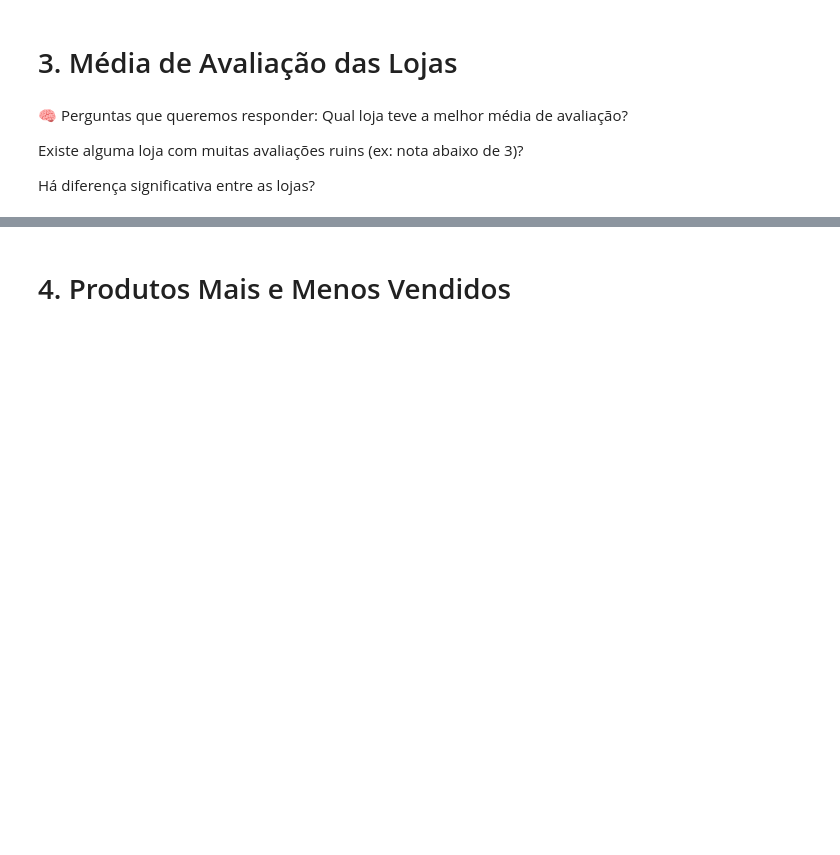
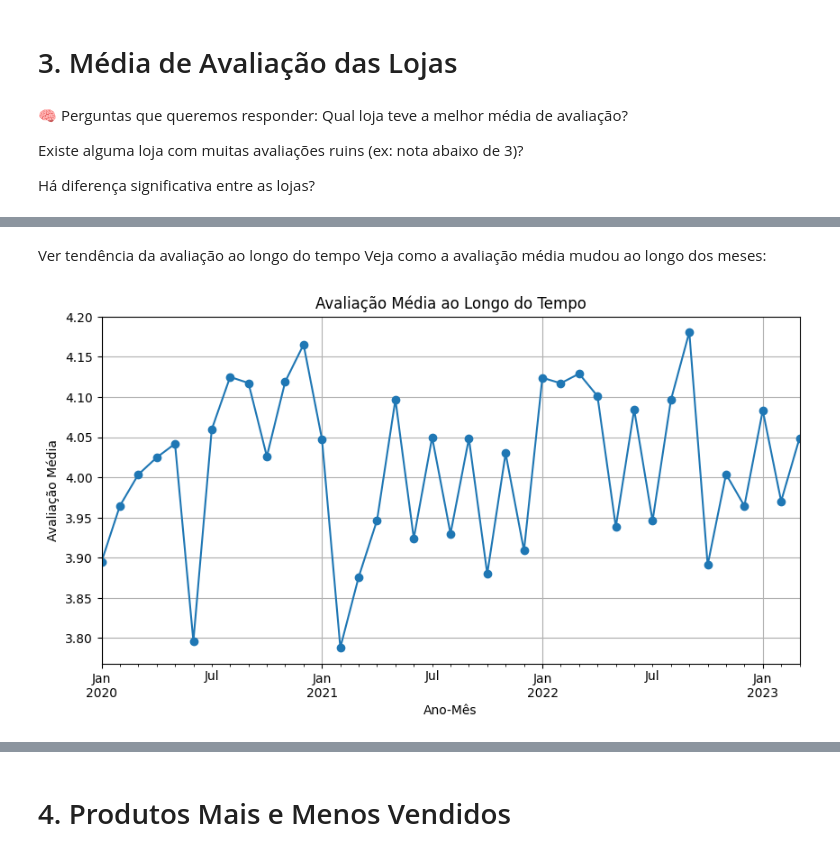
Before and after one commit to Erick-Viana/alura, a Jupyter notebook: AluraStoreBr.ipynb, the cells around one changed output, grey strips where cells are left out. Cells and saved outputs as stored; diff of their text form; code cells hidden in the pictures; blank space fills up the shorter version.

```diff
--- a/AluraStoreBr.ipynb
+++ b/AluraStoreBr.ipynb
@@ -216,0 +447,23 @@ Cruzando as duas análises, conseguimos saber qual loja mais desagrada e por qu
+# %% [markdown]
+Ver tendência da avaliação ao longo do tempo
+Veja como a avaliação média mudou ao longo dos meses:
+# %%
+# Converter a coluna de data para datetime se ainda não estiver
+# dados['data_compra'] = pd.to_datetime(dados['data_compra']) # This line has error
+dados['data_compra'] = pd.to_datetime(dados['Data da Compra']) # corrected column name
+
+# Criar uma coluna de mês e ano
+dados['ano_mes'] = dados['data_compra'].dt.to_period('M')
+
+# Média de avaliação por mês
+avaliacao_temporal = dados.groupby('ano_mes')['Avaliação da compra'].mean()
+
+# Plotar
+avaliacao_temporal.plot(marker='o', figsize=(10, 5))
+plt.title('Avaliação Média ao Longo do Tempo')
+plt.xlabel('Ano-Mês')
+plt.ylabel('Avaliação Média')
+plt.grid(True)
+plt.show()
+# %% [output]
+[figure, added]
```
Also changed, not shown: parts of 86 cells of this notebook.
